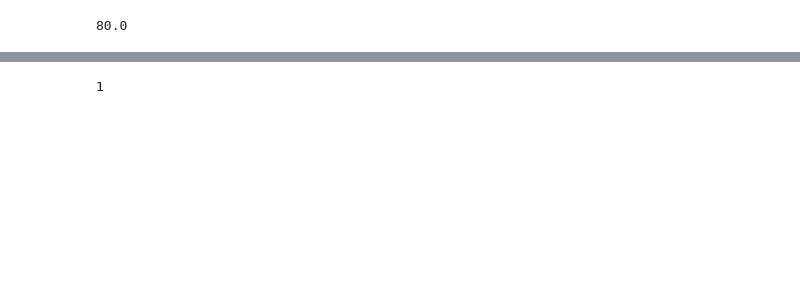
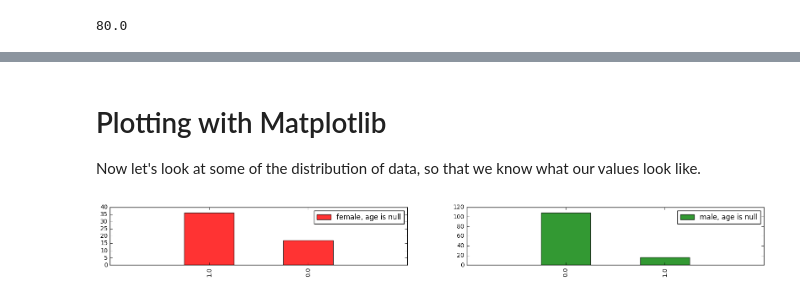
Before and after one commit to TerrenceHo/KaggleTitanic, a Jupyter notebook: TitanicTrial.ipynb, the cells around one changed output, grey strips where cells are left out. Saved outputs shown, nothing was run; the diff lists cells and outputs as text; code cells hidden in the pictures; blank space fills up the shorter version.

```diff
--- a/TitanicTrial.ipynb
+++ b/TitanicTrial.ipynb
@@ -229,4 +141,25 @@ df[(df['Survived'] == 1) & (df['Pclass'] == 1)]
-# %%
-df.values[0][0]
-# %% [output]
-1
+# %% [markdown]
+# Plotting with Matplotlib
+
+Now let's look at some of the distribution of data, so that we know what our values look like.
+# %%
+fig = plt.figure(figsize=(20,6), dpi=1600)
+
+ax1 = fig.add_subplot(3,2,1)
+female = df.Survived[df.Sex == 'female'][df['Age'].isnull()].value_counts()
+female.plot(kind='bar', label = 'female, age is null', color='red', alpha=0.8)
+ax1.set_xlim(-1, len(female))
+plt.legend(loc='best')
+
+ax2 = fig.add_subplot(3,2,2)
+male = df.Survived[df.Sex == 'male'][df['Age'].isnull()].value_counts()
+male.plot(kind='bar', label = 'male, age is null', color='green', alpha=0.8)
+ax2.set_xlim(-1, len(male))
+plt.legend(loc='best')
+
+
+
+
+plt.show()
+# %% [output]
+[figure, added]
```
Also changed, not shown: parts of 100 cells of this notebook, 2 other files.
